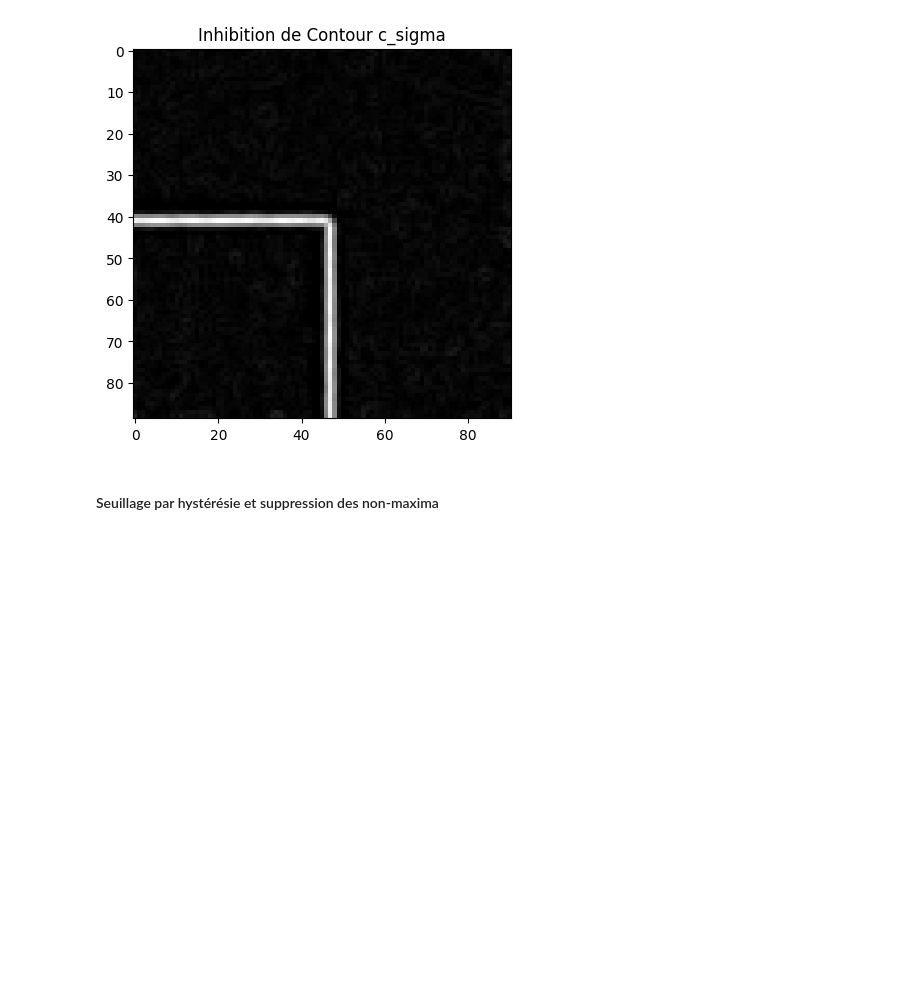
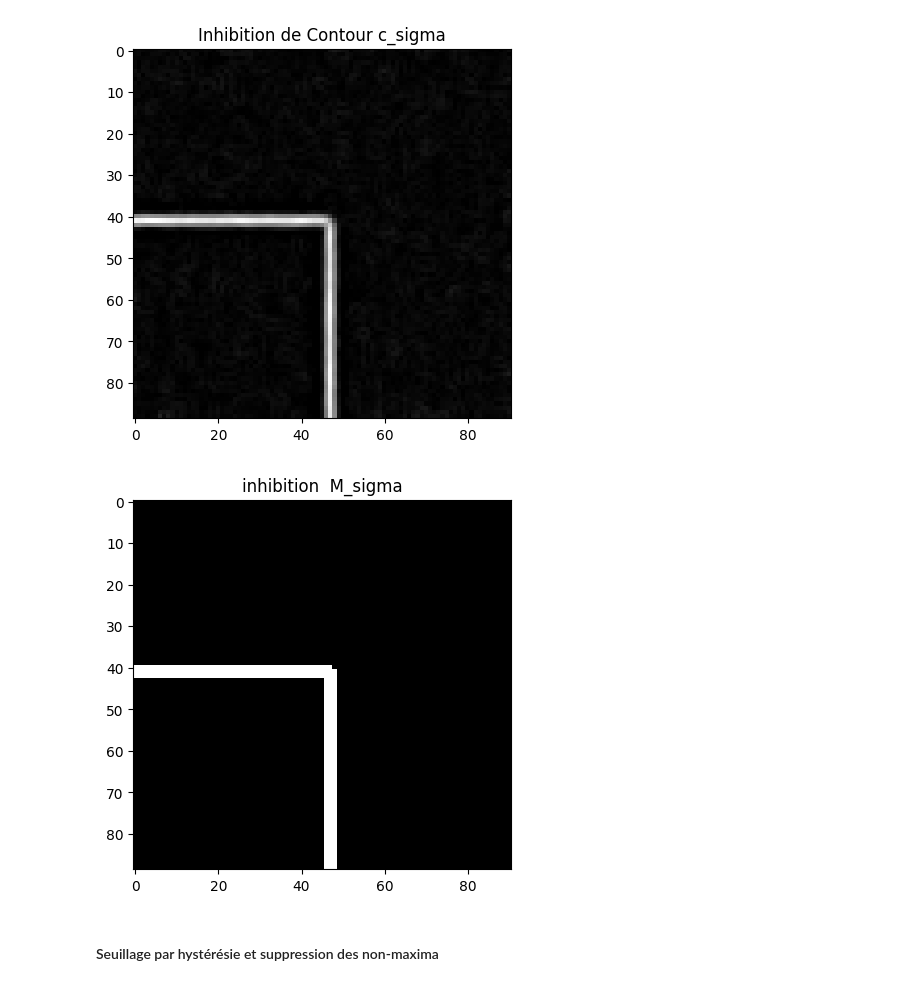
Before and after one commit to ndupont960/EtudesTechniques11, a Jupyter notebook: matlab-to_python.ipynb, the cells around one changed output. Saved outputs shown, nothing was run; the diff lists cells and outputs as text; code cells hidden in the pictures; blank space fills up the shorter version.

```diff
--- a/matlab-to_python.ipynb
+++ b/matlab-to_python.ipynb
@@ -156,6 +172,20 @@ plt.title('Inhibition de Contour c_sigma')
 plt.show()
 # %% [output]
 [figure]
+# %%
+C_sigma_seuil = np.zeros_like(c_sigma)
+
+for i in range(c_sigma.shape[0]):
+    for j in range(c_sigma.shape[1]):
+        if c_sigma[i, j] > 0.2:
+            C_sigma_seuil[i,j] = 1
+
+
+plt.imshow(C_sigma_seuil, cmap='gray')
+plt.title('inhibition  M_sigma')
+plt.show()
+# %% [output]
+[figure, added]
 # %% [markdown]
 #### Seuillage par hystérésie et suppression des non-maxima
 # %%
```
Also changed, not shown: parts of 10 cells of this notebook.
